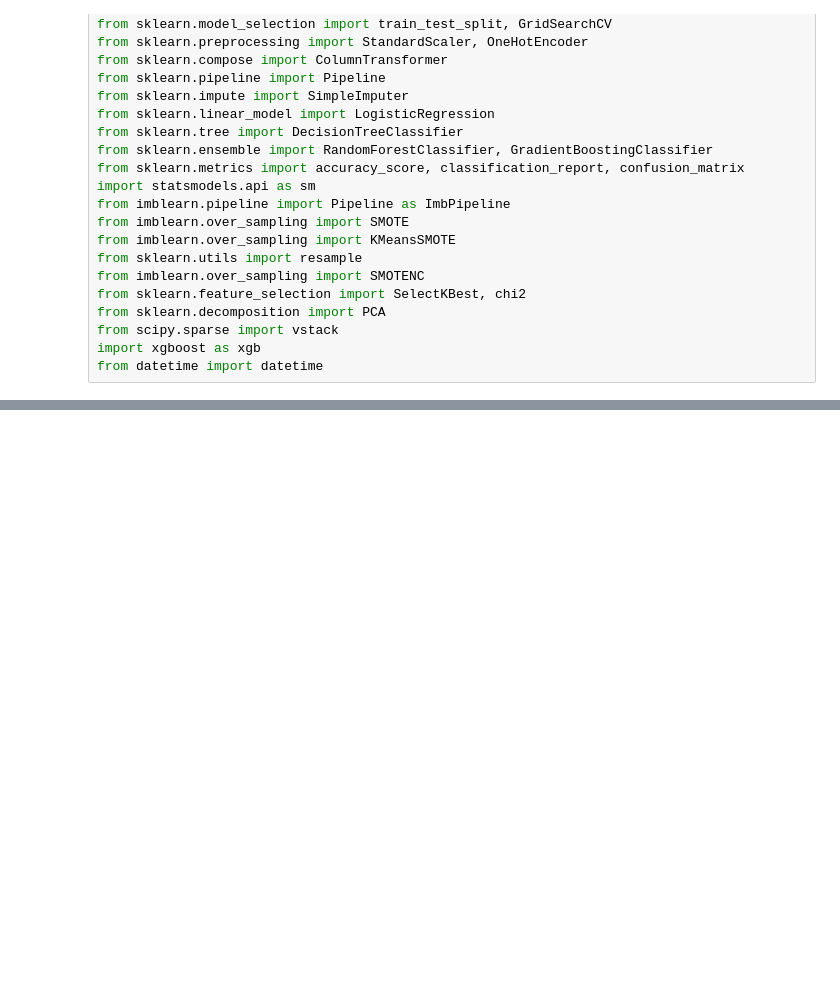
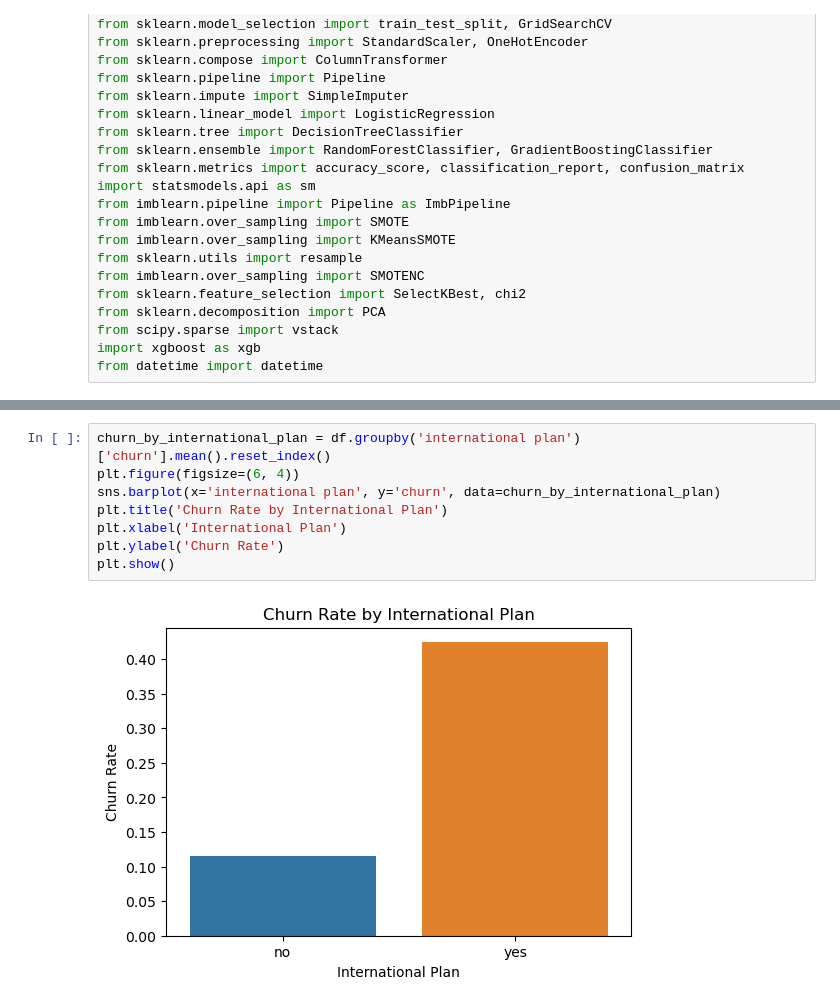
Before and after one commit to William-Itotia/Phase-3-DSC-SYR, a Jupyter notebook: ProjectSyr.ipynb, the cells around one changed output, grey strips where cells are left out. Saved outputs shown, nothing was run; the diff lists cells and outputs as text; blank space fills up the shorter version.

```diff
--- a/ProjectSyr.ipynb
+++ b/ProjectSyr.ipynb
@@ -46,0 +158,10 @@ from datetime import datetime
+# %%
+churn_by_international_plan = df.groupby('international plan')['churn'].mean().reset_index()
+plt.figure(figsize=(6, 4))
+sns.barplot(x='international plan', y='churn', data=churn_by_international_plan)
+plt.title('Churn Rate by International Plan')
+plt.xlabel('International Plan')
+plt.ylabel('Churn Rate')
+plt.show()
+# %% [output]
+[figure, added]
```
Also changed, not shown: parts of 12 cells of this notebook.
